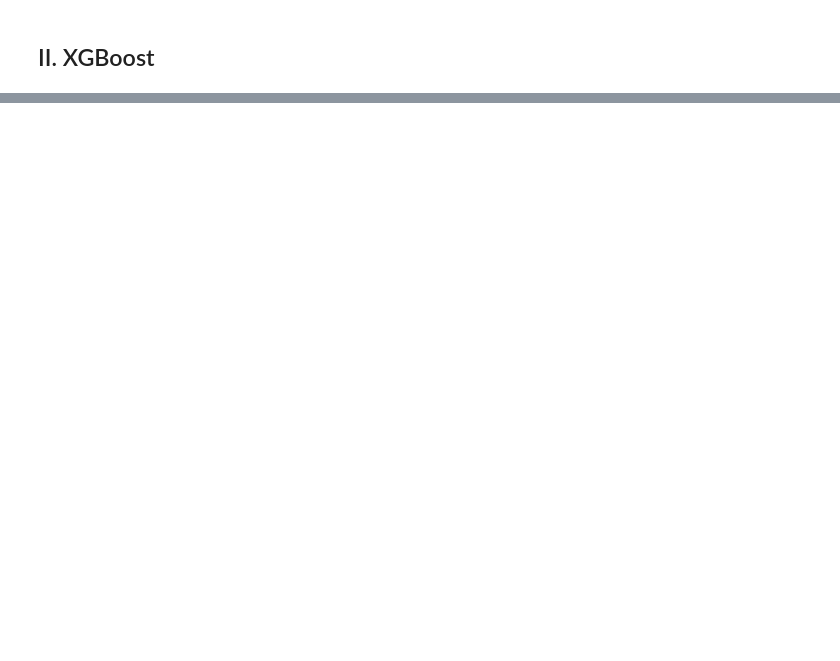
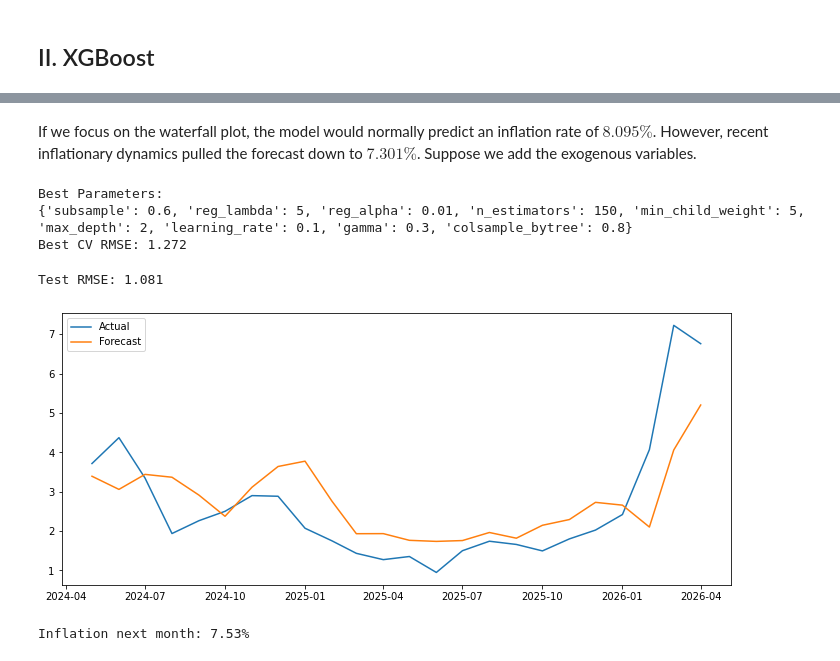
Before and after one commit to xxtofff/ML-Projects, a Jupyter notebook: notebooks/inflation_forecasting.ipynb, the cells around one changed output, grey strips where cells are left out. Saved outputs shown, nothing was run; the diff lists cells and outputs as text; code cells hidden in the pictures; blank space fills up the shorter version.

```diff
--- a/notebooks/inflation_forecasting.ipynb
+++ b/notebooks/inflation_forecasting.ipynb
@@ -34,9 +46,9 @@ I_{\mathrm{YoY}}&=\frac{\mathrm{CPI}_{t}-\mathrm{CPI}_{t-12}}{\mathrm{CPI}_{t-12
 # %%
 inflation_rate = bsp_cpi['CPI'].pct_change(12) * 100
 bsp_cpi['InflationRate'] = inflation_rate
-full_inf = bsp_cpi.dropna()
+full_inf_cpi = bsp_cpi.dropna()
 
-full_inf.head()
+full_inf_cpi.head()
 # %% [output]
 |  | CPI | InflationRate |
 | Date |  |  |
@@ -62,7 +74,7 @@ crude['Date'] = pd.to_datetime(crude['observation_date'])
 crude = crude[['Date', 'POILDUBUSDM']].rename(columns={'POILDUBUSDM': 'DubaiCrude'})
 
 # Merge all
-inf_data = full_inf.merge(usd_php, on='Date', how='inner').merge(unemployment, on='Date', how='inner').merge(crude, on='Date', how='inner').sort_values('Date').reset_index(drop=True)
+inf_data = full_inf_cpi.merge(usd_php, on='Date', how='inner').merge(unemployment, on='Date', how='inner').merge(crude, on='Date', how='inner').sort_values('Date').reset_index(drop=True)
 inf_data.set_index("Date", inplace = True)
 
 inf_data.head()
@@ -412,0 +486,2 @@ June inflation: 6.99%
+# %% [markdown]
+If we focus on the waterfall plot, the model would normally predict an inflation rate of $8.095\%$. However, recent inflationary dynamics pulled the forecast down to $7.301\%$. Suppose we add the exogenous variables.
@@ -412,0 +546,53 @@ June inflation: 6.99%
+# %%
+param_grid = {
+    "n_estimators": [*range(50, 1000, 50)],
+    "max_depth": [2, 3, 4, 5, 6],
+    "learning_rate": [0.01, 0.03, 0.05, 0.1],
+    "subsample": [0.6, 0.8, 1.0],
+    "colsample_bytree": [0.6, 0.8, 1.0],
+    "min_child_weight": [1, 3, 5, 7],
+    "gamma": [0, 0.1, 0.3, 0.5],
+    "reg_alpha": [0, 0.01, 0.1, 1],
+    "reg_lambda": [0.1, 1, 5, 10]
+}
+
+tscv = TimeSeriesSplit(n_splits=5)
+base_model = XGBRegressor(objective="reg:squarederror", random_state=420)
+search = RandomizedSearchCV(base_model, param_distributions=param_grid, n_iter=250, scoring="neg_root_mean_squared_error", cv=tscv, random_state=420, n_jobs=-1)
+
+search.fit(X_train, y_train)
+
+print("Best Parameters:")
+print(search.best_params_)
+
+print(f"Best CV RMSE: {-search.best_score_:.3f}")
+# %% [output]
+Best Parameters:
+{'subsample': 0.6, 'reg_lambda': 5, 'reg_alpha': 0.01, 'n_estimators': 150, 'min_child_weight': 5, 'max_depth': 2, 'learning_rate': 0.1, 'gamma': 0.3, 'colsample_bytree': 0.8}
+Best CV RMSE: 1.272
+# %%
+model = search.best_estimator_
+
+y_pred = model.predict(X_test)
+
+mae = mean_absolute_error(y_test, y_pred)
+rmse = np.sqrt(mean_squared_error(y_test, y_pred))
+
+print(f"Test RMSE: {rmse:.3f}")
+
+plt.figure(figsize=(12, 5))
+plt.plot(y_test.index, y_test, label="Actual")
+plt.plot(y_test.index, y_pred, label="Forecast")
+plt.legend()
+plt.show()
+# %% [output]
+Test RMSE: 1.081
+[figure, added]
+# %%
+final_model = XGBRegressor(**search.best_params_, objective="reg:squarederror", random_state=420)
+final_model.fit(X, y, verbose=False)
+
+forecast = final_model.predict(forecast_X)
+print(f"Inflation next month: {forecast[0]:.2f}%")
+# %% [output]
+Inflation next month: 7.53%
```
Also changed, not shown: parts of 38 cells of this notebook.
